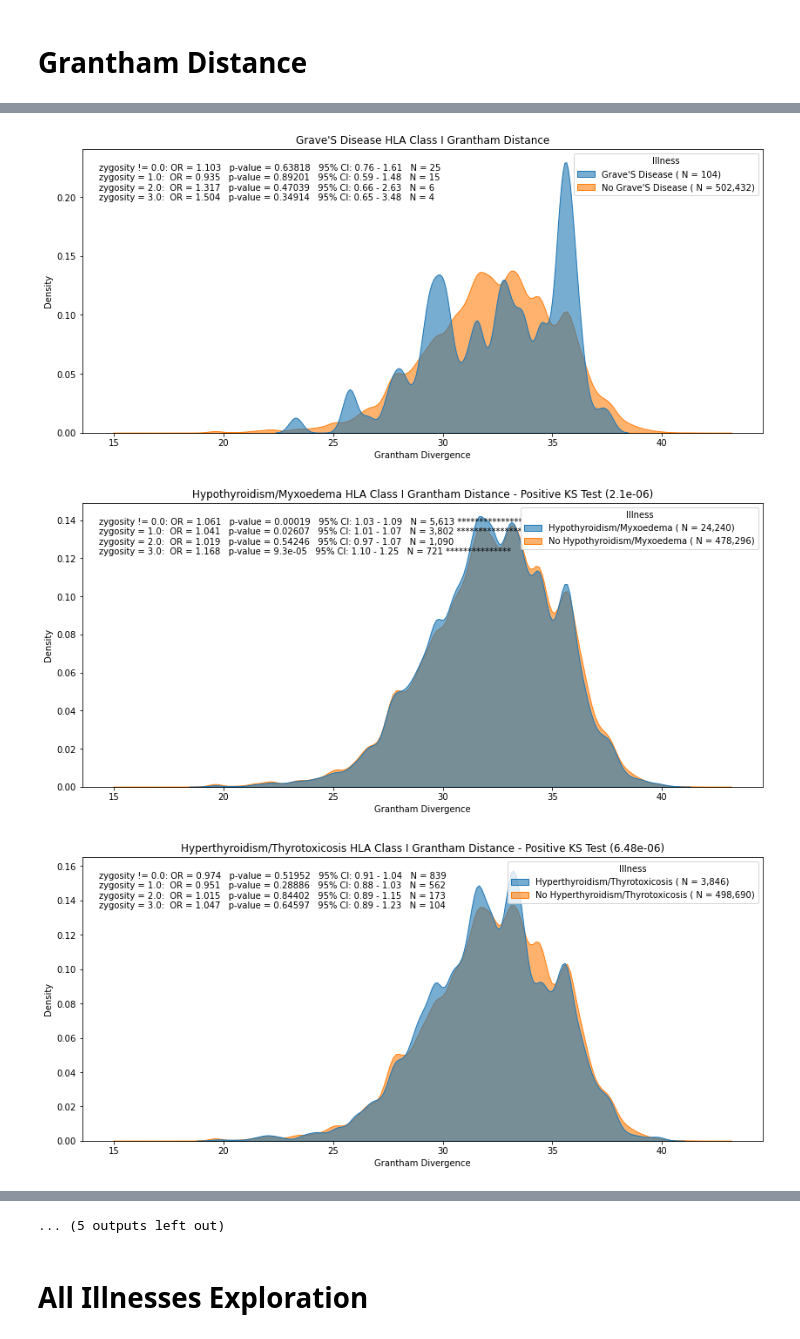
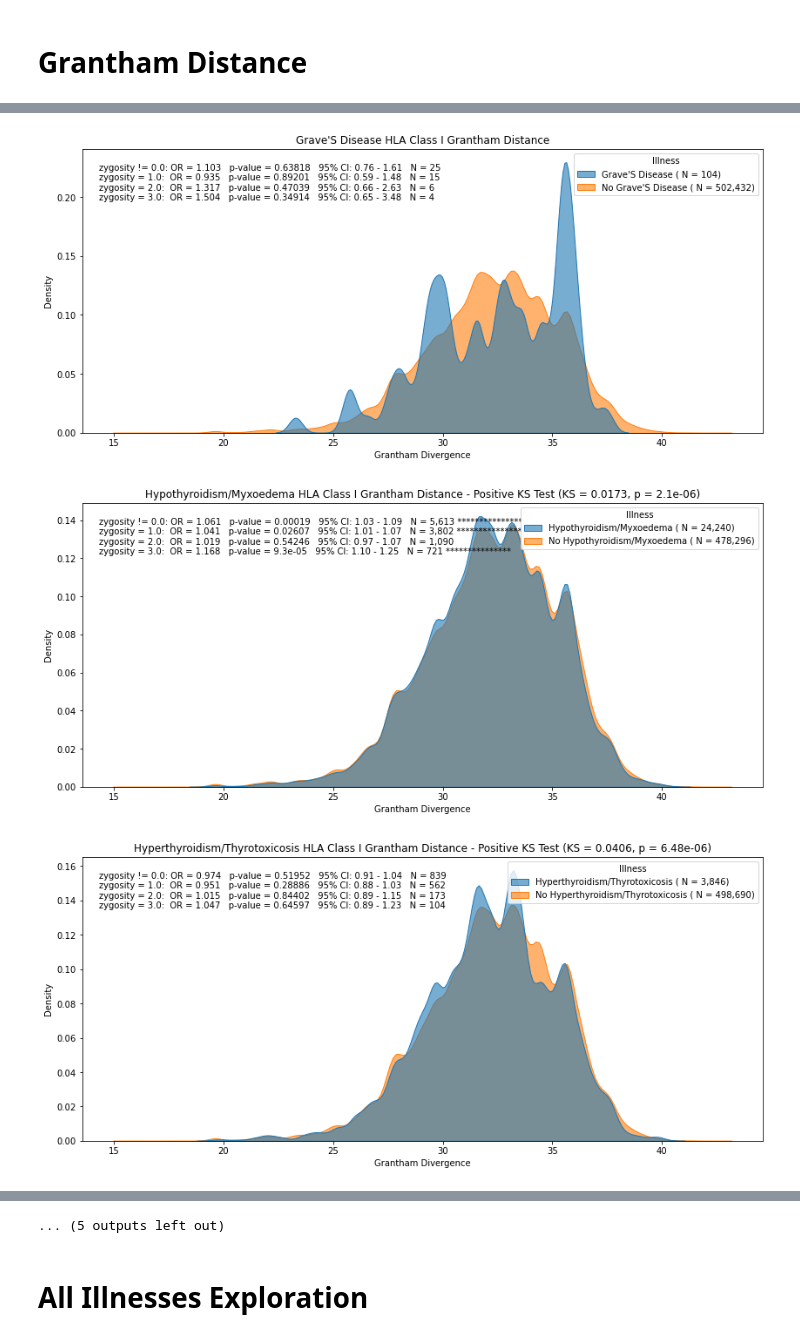
Before and after one commit to cole-khamnei/HLA_genotyping_associations, a Jupyter notebook: notebooks/HLA_illness_associations.ipynb, the cells around one changed output, grey strips where cells are left out. Cells and saved outputs as stored; diff of their text form; code cells hidden in the pictures.

Commit message:
updated plots

```diff
--- a/notebooks/HLA_illness_associations.ipynb
+++ b/notebooks/HLA_illness_associations.ipynb
@@ -173,7 +173,7 @@ for illness, big_ax in tqdm(zip(conditions, big_axes), unit=" plot", desc="Makin
 
 
     if ks_p_value < .05:
-        title = f"{illness.title()} HLA Class I Grantham Distance - Positive KS Test ({ks_p_value:.03})"
+        title = f"{illness.title()} HLA Class I Grantham Distance - Positive KS Test (KS = {ks_stat:.03}, p = {ks_p_value:.03})"
     else:
         title = f"{illness.title()} HLA Class I Grantham Distance"
 
@@ -198,9 +198,9 @@ big_fig.savefig(f"cancer_ICD10_plots/grantham_distance_plots/{condition}/multipl
 [figure]
 [figure]
 [figure]
 [figure]
-[figure, old version]
+[figure, new version]
-[figure, old version]
+[figure, new version]
 [figure]
 ... (5 outputs left out)
 # %% [markdown]
```
Also changed, not shown: parts of 1 cell of this notebook, 6 other files.
